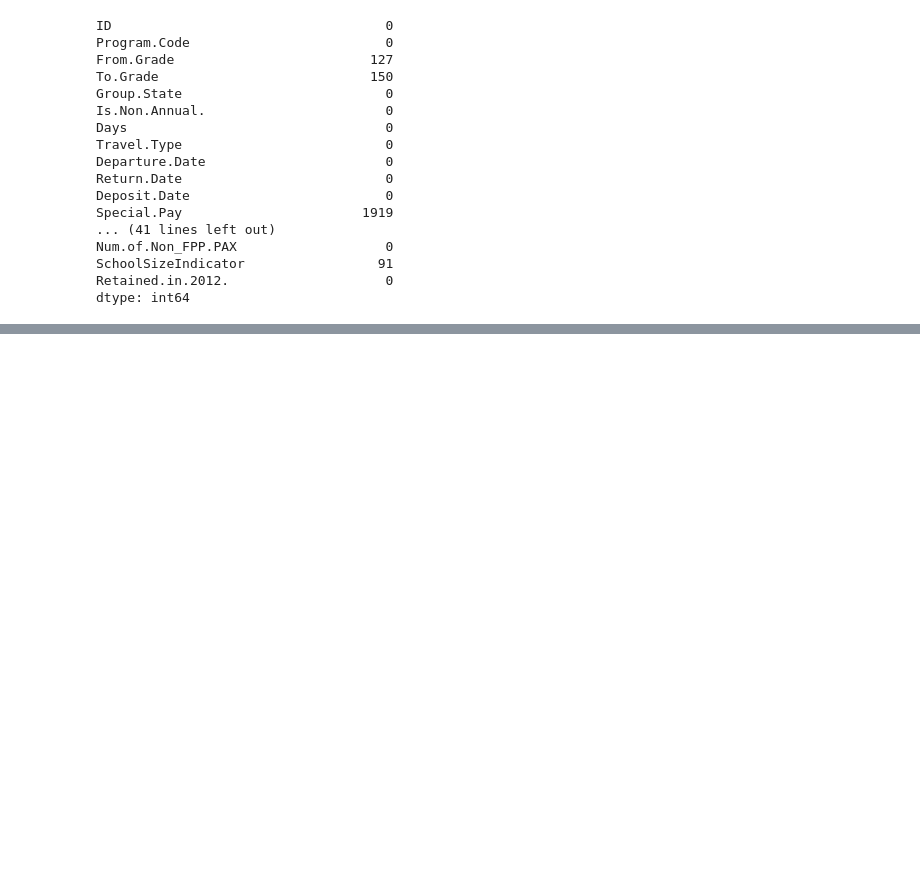
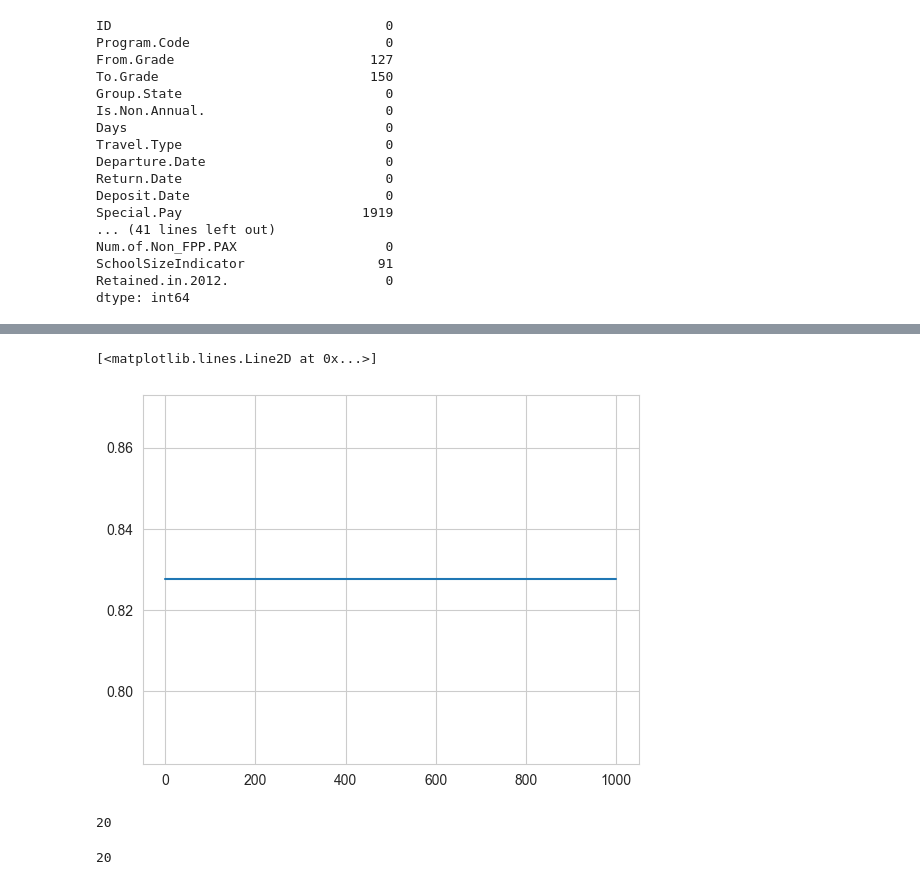
Before and after one commit to it-ces/Analytics-puj, a Jupyter notebook: Work1_analytics2.ipynb, the cells around one changed output, grey strips where cells are left out. Saved outputs shown, nothing was run; the diff lists cells and outputs as text; code cells hidden in the pictures; blank space fills up the shorter version.

```diff
--- a/Work1_analytics2.ipynb
+++ b/Work1_analytics2.ipynb
@@ -111,0 +183,16 @@ weighted avg       0.52      0.72      0.60        39
+# %%
+results_  = Models.grid_SVC(X_train, y_train, performance_metric='f1', resultsGrid=True)
+fix_parameters = {'gamma':'scale', 'kernel':'linear'}
+X,perfs = Models.Plot_parameter_score(results_, fix_parameters, 'C')
+plt.plot(X,perfs)
+# %% [output]
+[<matplotlib.lines.Line2D at 0x...>]
+[figure, added]
+# %%
+len(X)
+# %% [output]
+20
+# %%
+len(perfs)
+# %% [output]
+20
```
Also changed, not shown: parts of 10 cells of this notebook, 12 other files.
